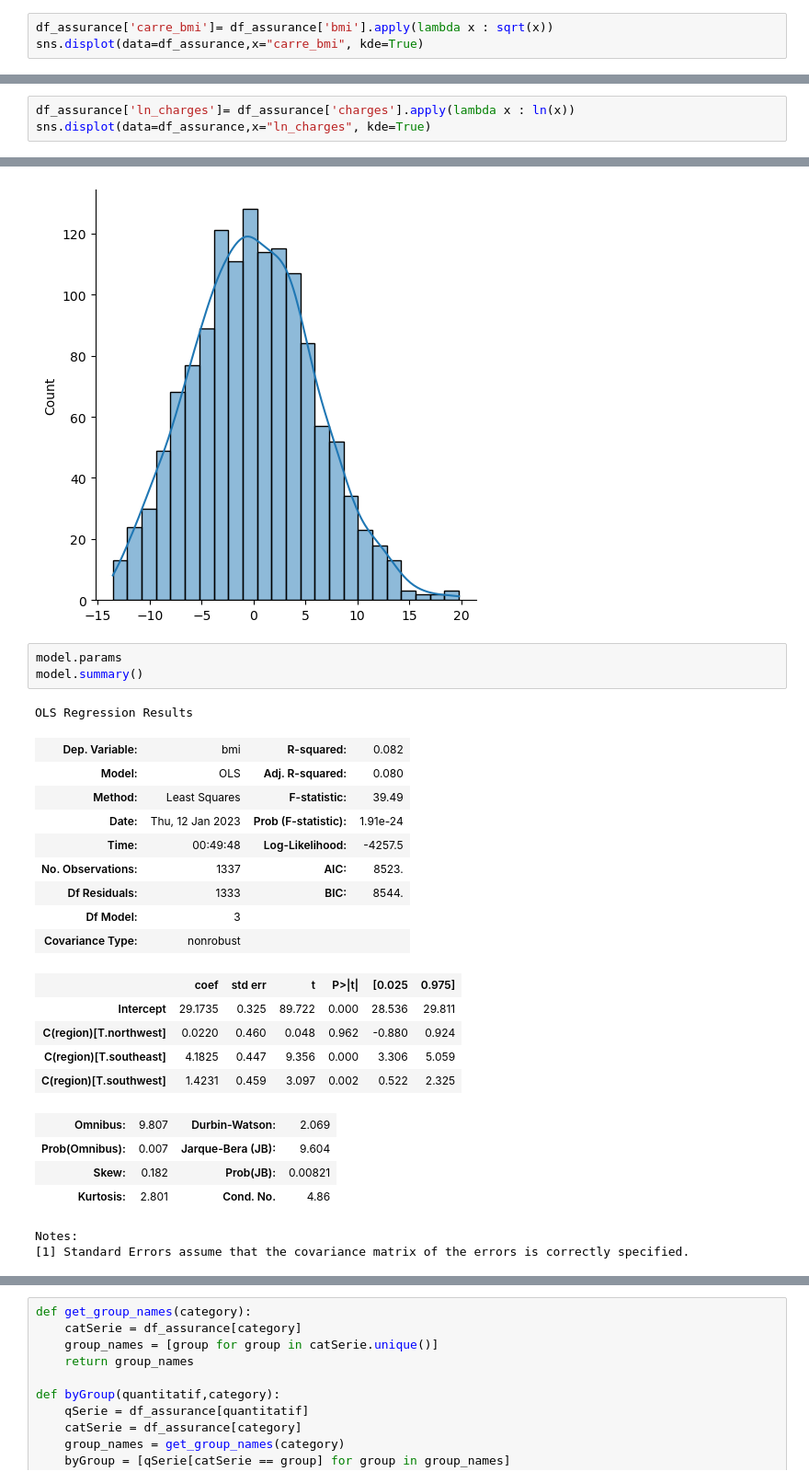
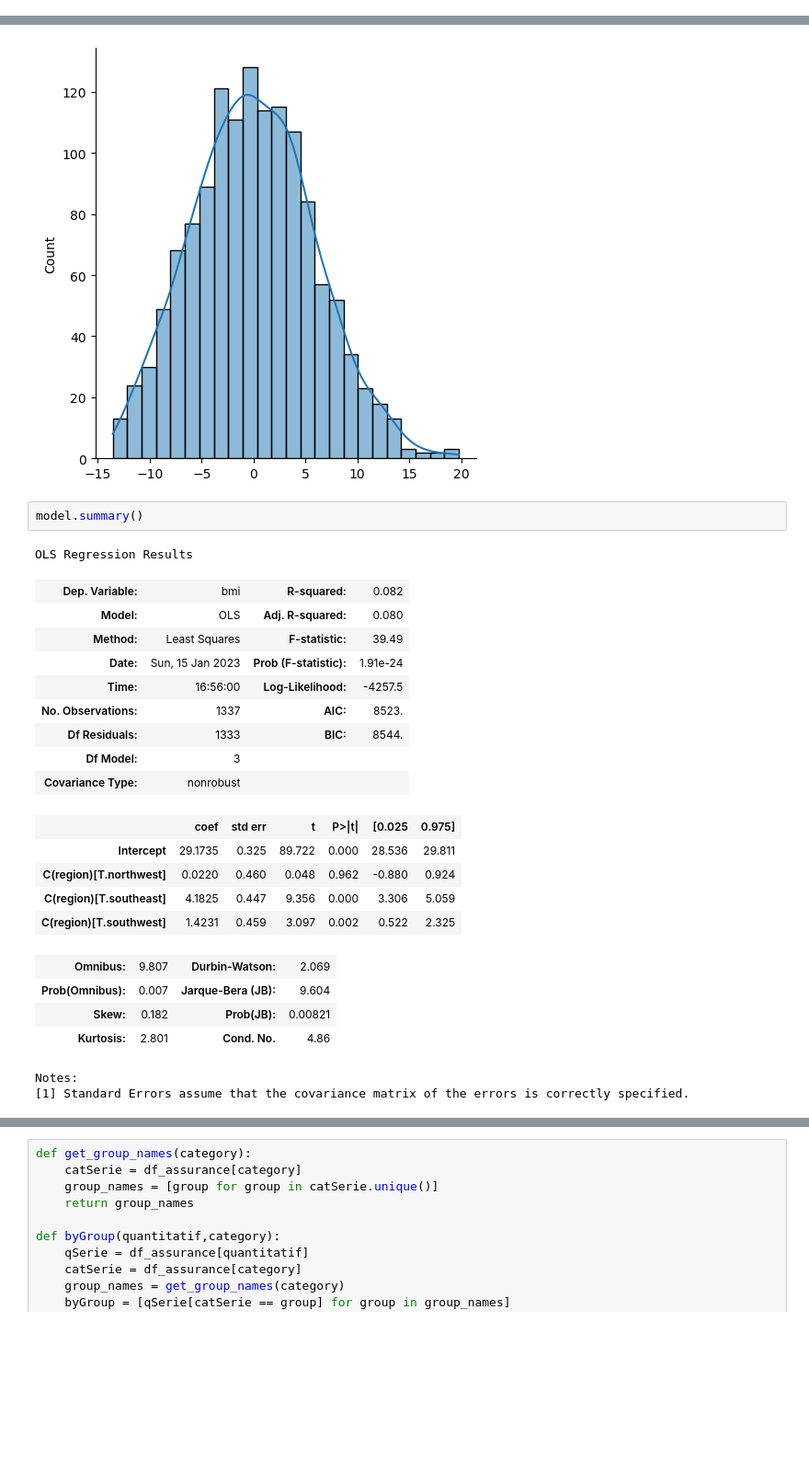
Before and after one commit to EliasMez/assurance, a Jupyter notebook: analyse.ipynb, the cells around one changed output, grey strips where cells are left out. Shown at 92% size. Drawn from its saved outputs; the diff is of its cells as text; blank space fills up the shorter version.

```diff
--- a/analyse.ipynb
+++ b/analyse.ipynb
@@ -156,3 +153,0 @@ On a choisi d'effectuer une transformation racine carrée en vu d'obtenir une di
-# %%
-df_assurance['carre_bmi']= df_assurance['bmi'].apply(lambda x : sqrt(x))
-sns.displot(data=df_assurance,x="carre_bmi", kde=True)
@@ -180,3 +155,0 @@ La courbe de distribution des charges à une allure d'exponentielle décroissant
-# %%
-df_assurance['ln_charges']= df_assurance['charges'].apply(lambda x : ln(x))
-sns.displot(data=df_assurance,x="ln_charges", kde=True)
@@ -232,15 +214,14 @@ sns.displot(model.resid, kde=True)
 <seaborn.axisgrid.FacetGrid at 0x...>
 [figure]
 # %%
-model.params
 model.summary()
 # %% [output]
 OLS Regression Results
 | Dep. Variable: | bmi | R-squared: | 0.082 |
 | Model: | OLS | Adj. R-squared: | 0.080 |
 | Method: | Least Squares | F-statistic: | 39.49 |
-| Date: | Thu, 12 Jan 2023 | Prob (F-statistic): | 1.91e-24 |
-| Time: | 00:49:48 | Log-Likelihood: | -4257.5 |
+| Date: | Sun, 15 Jan 2023 | Prob (F-statistic): | 1.91e-24 |
+| Time: | 16:56:00 | Log-Likelihood: | -4257.5 |
 | No. Observations: | 1337 | AIC: | 8523. |
 | Df Residuals: | 1333 | BIC: | 8544. |
 | Df Model: | 3 |  |  |
```
Also changed, not shown: parts of 47 cells of this notebook, 2 other files.
